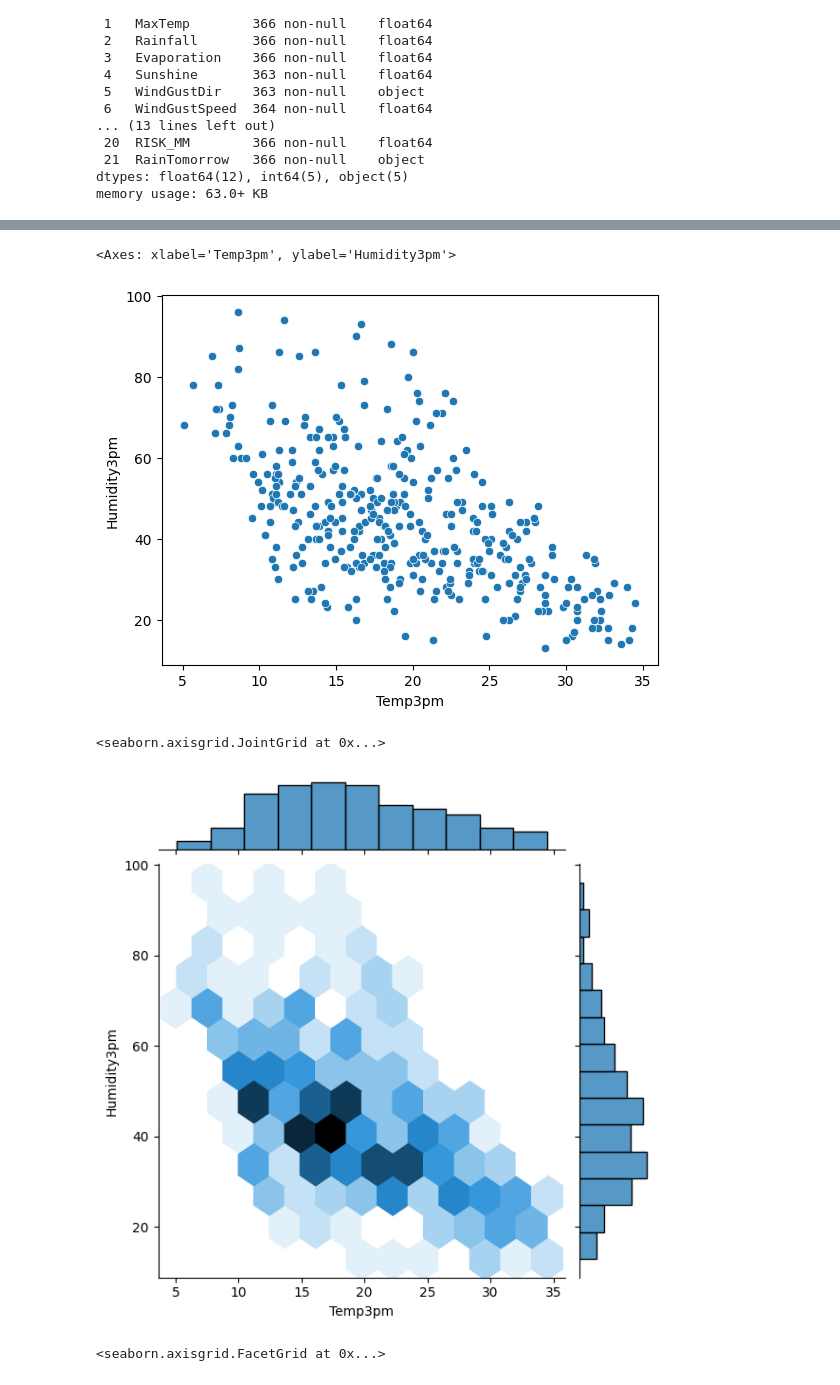
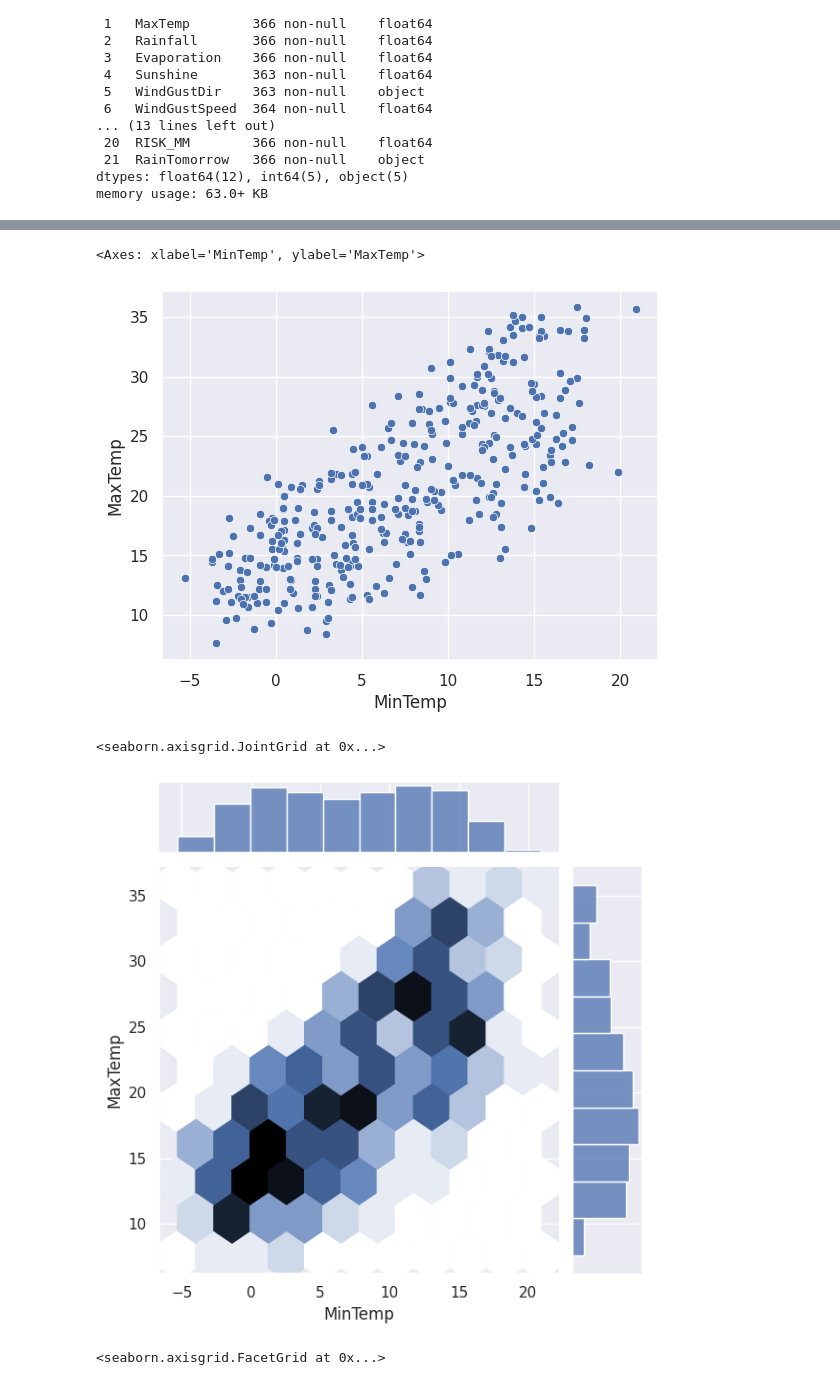
Before and after one commit to Suhas123556/demo_opensource, a Jupyter notebook: WeatherHistory.ipynb, the cells around one changed output, grey strips where cells are left out. Cells and saved outputs as stored; diff of their text form; code cells hidden in the pictures.

```diff
--- a/WeatherHistory.ipynb
+++ b/WeatherHistory.ipynb
@@ -13,0 +22,3 @@ import seaborn as seabornInstance
+# %%
+weatherData = pandasInstance.read_csv('weather.csv')
+weatherData.head()
@@ -46,13 +53,13 @@ WeatherData.describe()
 # %%
-seabornInstance.scatterplot(x='Temp3pm', y='Humidity3pm', data=WeatherData)
+sns.scatterplot(x='MinTemp',y='MaxTemp',data=weatherData)
 # %% [output]
-<Axes: xlabel='Temp3pm', ylabel='Humidity3pm'>
+<Axes: xlabel='MinTemp', ylabel='MaxTemp'>
-[figure, old version]
+[figure, new version]
 # %%
-seabornInstance.jointplot(x='Temp3pm', y='Humidity3pm', data=WeatherData, kind='hex')
+seabornInstance.jointplot(x='MinTemp',y='MaxTemp',data=weatherData,kind='hex')
 # %% [output]
 <seaborn.axisgrid.JointGrid at 0x...>
-[figure, old version]
+[figure, new version]
 # %%
 seabornInstance.lmplot(x='Temp3pm', y='Humidity3pm', data=WeatherData)
 # %% [output]
```
Also changed, not shown: parts of 18 cells of this notebook.
